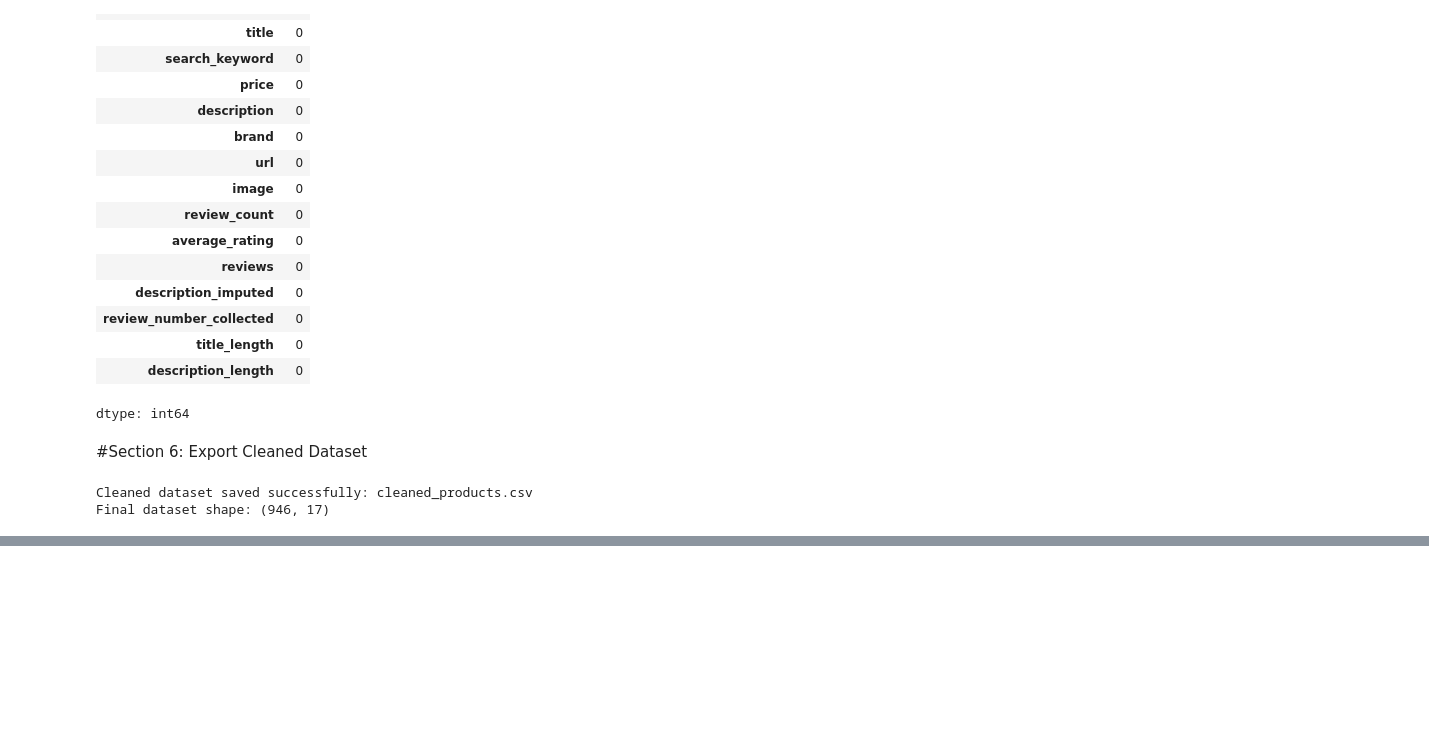
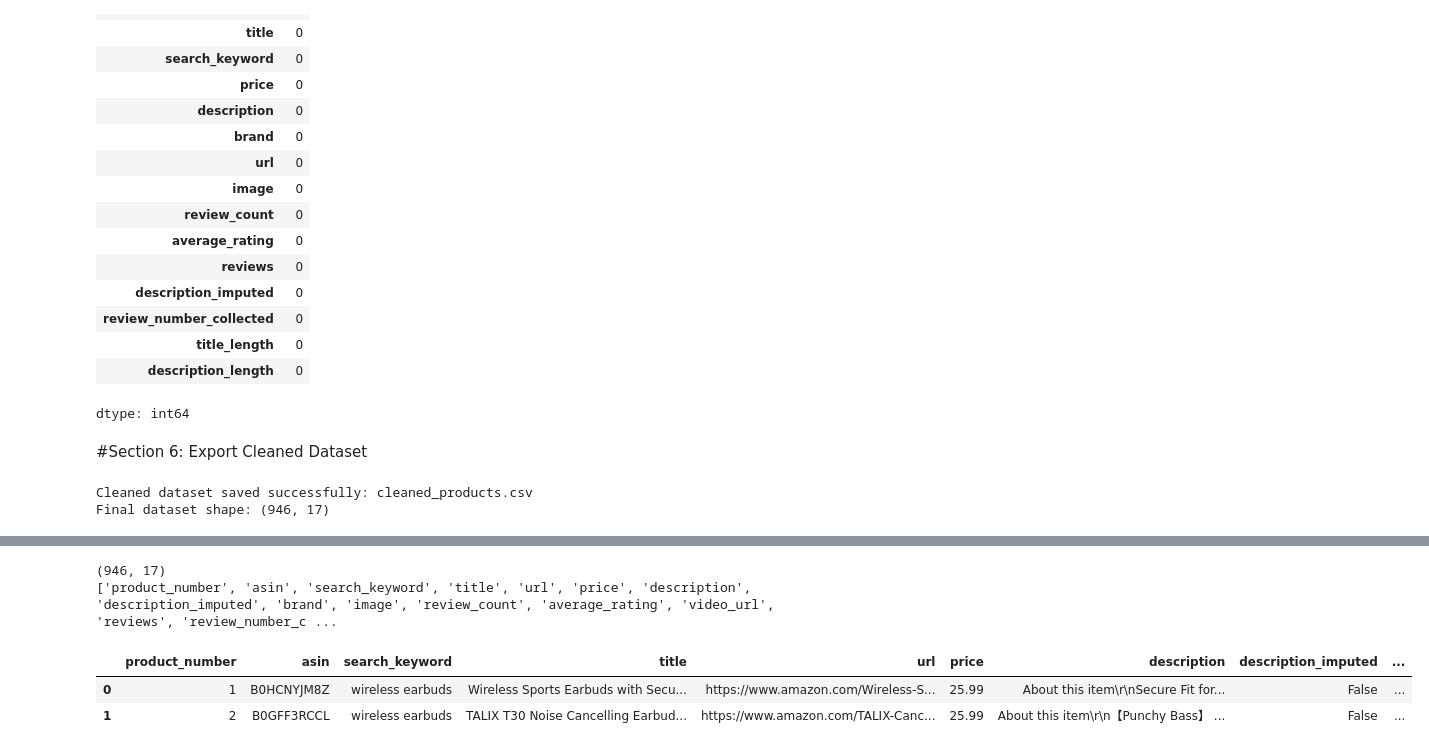
Before and after one commit to mirtasrif9-ai/Amazon-Marketplace-Product-Intelligence-Platform, a Jupyter notebook: notebooks/01_data_preparation.ipynb, the cells around one changed output, grey strips where cells are left out. Drawn from its saved outputs; the diff is of its cells as text; code cells hidden in the pictures; blank space fills up the shorter version.

```diff
--- a/notebooks/01_data_preparation.ipynb
+++ b/notebooks/01_data_preparation.ipynb
@@ -1501,3 +1501,18 @@ files.download(output_filename)
 # %% [output]
 [interactive output not drawn]
 [interactive output not drawn]
+# %%
+import pandas as pd
+
+df = pd.read_csv("../data/processed/cleaned_products.csv")
+
+print(df.shape)
+print(df.columns.tolist())
+
+display(df.head(2))
+# %% [output]
+(946, 17)
+['product_number', 'asin', 'search_keyword', 'title', 'url', 'price', 'description', 'description_imputed', 'brand', 'image', 'review_count', 'average_rating', 'video_url', 'reviews', 'review_number_c ...
+|  | product_number | asin | search_keyword | title | url | price | description | description_imputed | ... |
+| 0 | 1 | B0HCNYJM8Z | wireless earbuds | Wireless Sports Earbuds with Secu... | https://www.amazon.com/Wireless-S... | 25.99 | About this item\r\nSecure Fit for... | False | ... |
+| 1 | 2 | B0GFF3RCCL | wireless earbuds | TALIX T30 Noise Cancelling Earbud... | https://www.amazon.com/TALIX-Canc... | 25.99 | About this item\r\n【Punchy Bass】 ... | False | ... |
```
Also changed, not shown: 29 other files.
